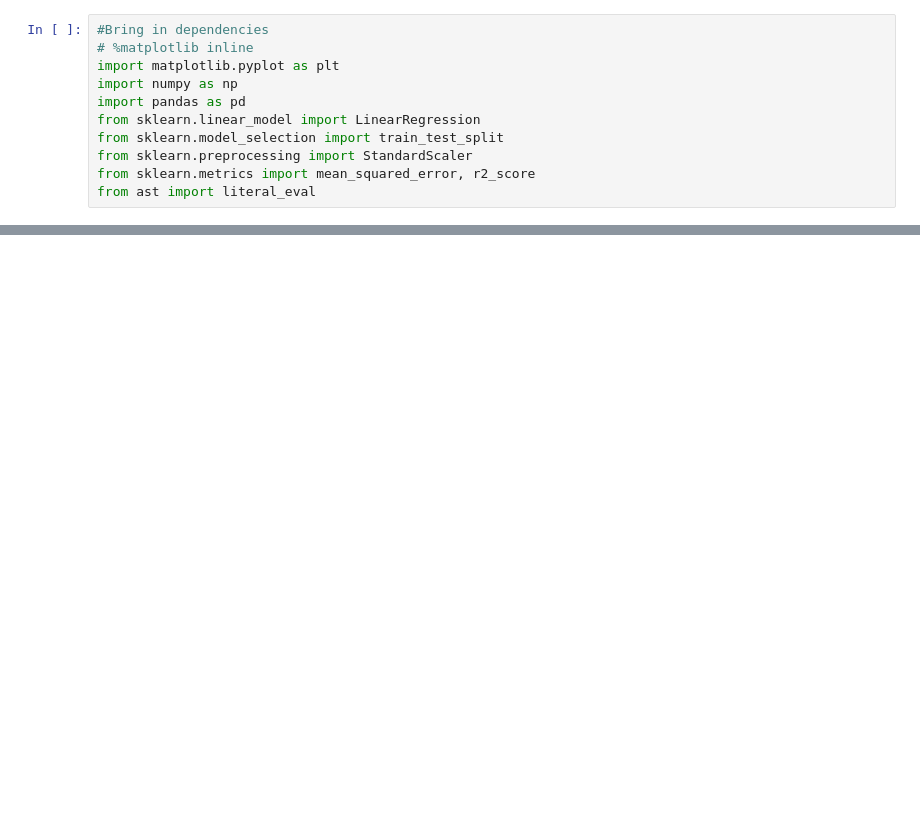
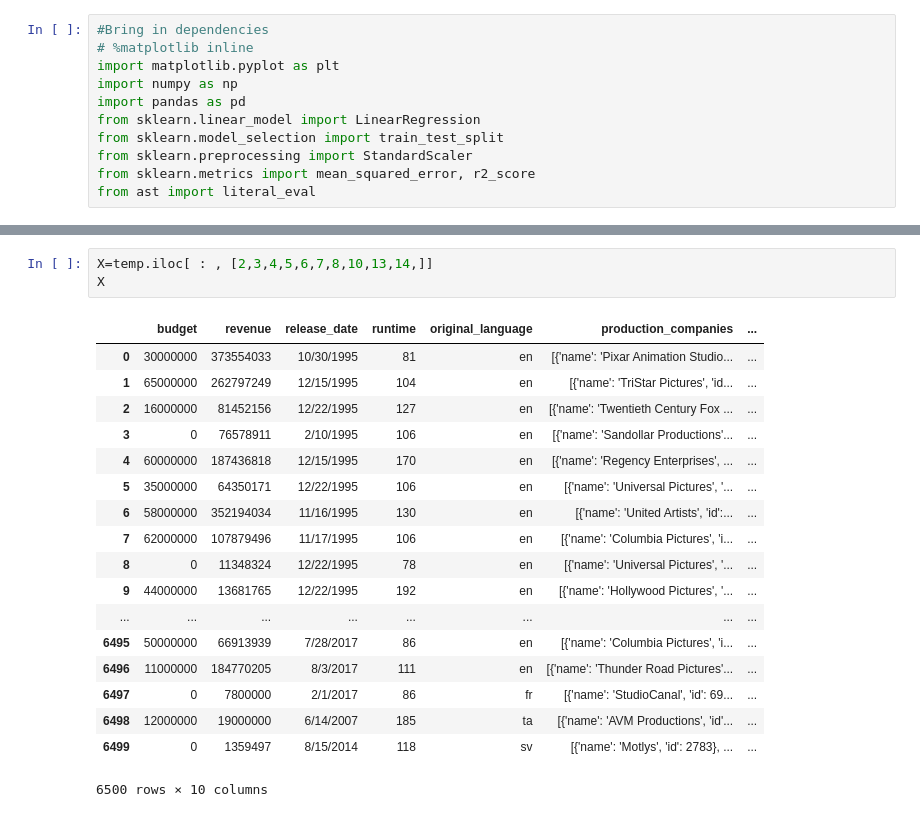
Before and after one commit to rkalhorn/project3, a Jupyter notebook: KNN.ipynb, the cells around one changed output, grey strips where cells are left out. Drawn from its saved outputs; the diff is of its cells as text; blank space fills up the shorter version.

Commit message:
temp excel file cleaned

```diff
--- a/KNN.ipynb
+++ b/KNN.ipynb
@@ -36,0 +45,22 @@ temp.head()
+# %%
+X=temp.iloc[ : , [2,3,4,5,6,7,8,10,13,14,]]
+X
+# %% [output]
+|  | budget | revenue | release_date | runtime | original_language | production_companies | ... |
+| 0 | 30000000 | 373554033 | 10/30/1995 | 81 | en | [{'name': 'Pixar Animation Studio... | ... |
+| 1 | 65000000 | 262797249 | 12/15/1995 | 104 | en | [{'name': 'TriStar Pictures', 'id... | ... |
+| 2 | 16000000 | 81452156 | 12/22/1995 | 127 | en | [{'name': 'Twentieth Century Fox ... | ... |
+| 3 | 0 | 76578911 | 2/10/1995 | 106 | en | [{'name': 'Sandollar Productions'... | ... |
+| 4 | 60000000 | 187436818 | 12/15/1995 | 170 | en | [{'name': 'Regency Enterprises', ... | ... |
+| 5 | 35000000 | 64350171 | 12/22/1995 | 106 | en | [{'name': 'Universal Pictures', '... | ... |
+| 6 | 58000000 | 352194034 | 11/16/1995 | 130 | en | [{'name': 'United Artists', 'id':... | ... |
+| 7 | 62000000 | 107879496 | 11/17/1995 | 106 | en | [{'name': 'Columbia Pictures', 'i... | ... |
+| 8 | 0 | 11348324 | 12/22/1995 | 78 | en | [{'name': 'Universal Pictures', '... | ... |
+| 9 | 44000000 | 13681765 | 12/22/1995 | 192 | en | [{'name': 'Hollywood Pictures', '... | ... |
+| ... | ... | ... | ... | ... | ... | ... | ... |
+| 6495 | 50000000 | 66913939 | 7/28/2017 | 86 | en | [{'name': 'Columbia Pictures', 'i... | ... |
+| 6496 | 11000000 | 184770205 | 8/3/2017 | 111 | en | [{'name': 'Thunder Road Pictures'... | ... |
+| 6497 | 0 | 7800000 | 2/1/2017 | 86 | fr | [{'name': 'StudioCanal', 'id': 69... | ... |
+| 6498 | 12000000 | 19000000 | 6/14/2007 | 185 | ta | [{'name': 'AVM Productions', 'id'... | ... |
+| 6499 | 0 | 1359497 | 8/15/2014 | 118 | sv | [{'name': 'Motlys', 'id': 2783}, ... | ... |
+6500 rows × 10 columns
```
Also changed, not shown: parts of 1 cell of this notebook, 1 other file.
